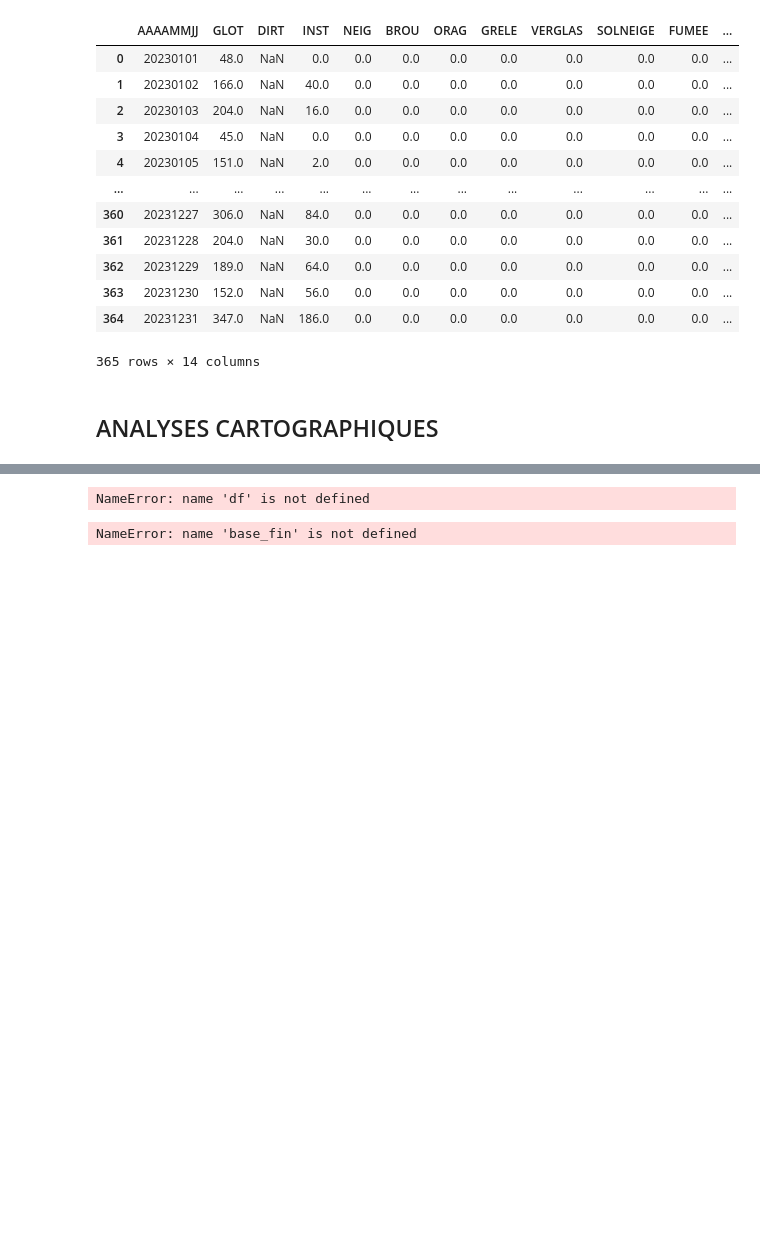
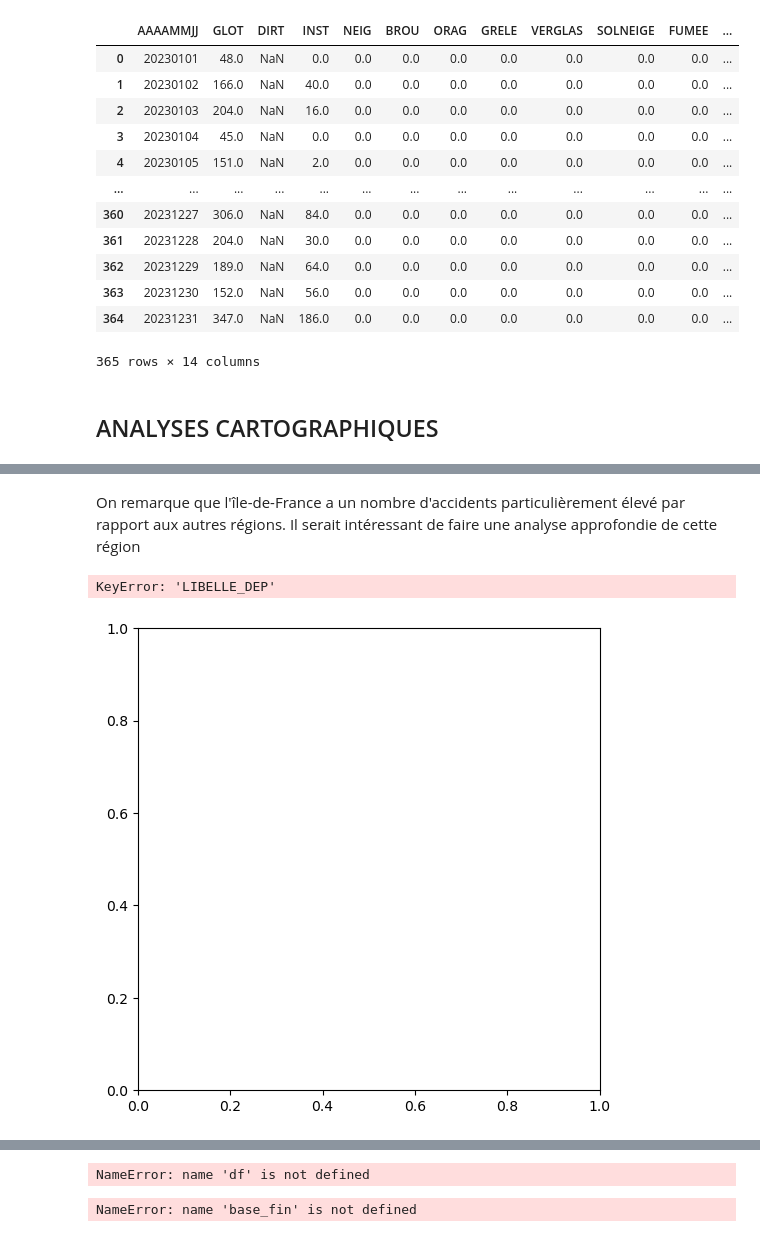
Before and after one commit to celineferbach/Projet-accidents-de-la-route, a Jupyter notebook: importation.ipynb, the cells around one changed output, grey strips where cells are left out. Saved outputs shown, nothing was run; the diff lists cells and outputs as text; code cells hidden in the pictures; blank space fills up the shorter version.

Commit message:
Analyses cartographiques

```diff
--- a/importation.ipynb
+++ b/importation.ipynb
@@ -757,0 +805,31 @@ ValueError: could not convert string to float: np.str_('2,32347100')
+# %% [markdown]
+On remarque que l'île-de-France a un nombre d'accidents particulièrement élevé par rapport aux autres régions. Il serait intéressant de faire une analyse approfondie de cette région
+# %%
+# Filtres pour Île-de-France
+df_caract_IDF = df_caract_FM.loc[df_caract_FM["INSEE_REG"] == 11]
+carte_dep_IDF = carte_dep.loc[
+    carte_dep['INSEE_DEP'].isin(['75', '77', '78', '91', '92', '93', '94', '95'])].to_crs(2154)
+
+
+# Compter le nombre d'accidents par département
+accidents_par_dep = points_acc.groupby('INSEE_DEP').size().reset_index(name='Nombre d\'accidents')
+
+# Joindre les données des accidents aux données géographiques des départements
+dep_accidents = carte_dep_IDF.merge(accidents_par_dep, on='INSEE_DEP')
+
+# Tracer la carte avec les couleurs des régions dégradées en fonction du nombre d'accidents
+ax = carte_dep_IDF.plot(figsize=(8, 6), color='white', edgecolor='black')
+dep_accidents.plot(column='Nombre d\'accidents', ax=ax, legend=True,
+                       legend_kwds={'label': "Nombre d'accidents",
+                                    'orientation': "horizontal"},
+                       cmap='OrRd')
+
+#Ajout des étiquettes des régions
+dep_accidents['centroid'] = dep_accidents.geometry.centroid
+for x, y, label in zip(dep_accidents.centroid.x, dep_accidents.centroid.y, dep_accidents['LIBELLE_DEP']): plt.text(x, y, label, fontsize=8, ha='center', color='black')
+
+# Afficher la carte
+plt.show()
+# %% [output]
+KeyError: 'LIBELLE_DEP'
+[figure, added]
```
Also changed, not shown: parts of 21 cells of this notebook.
